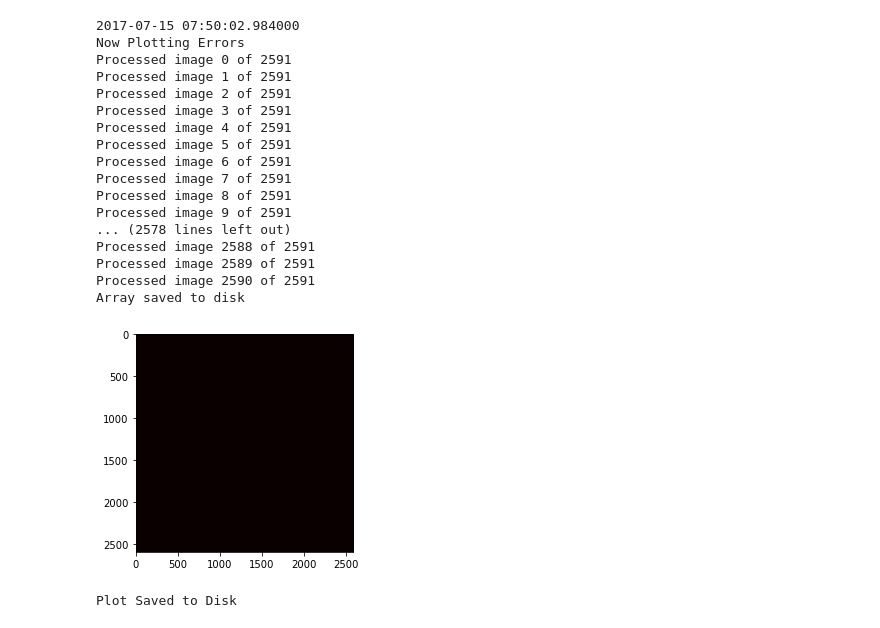
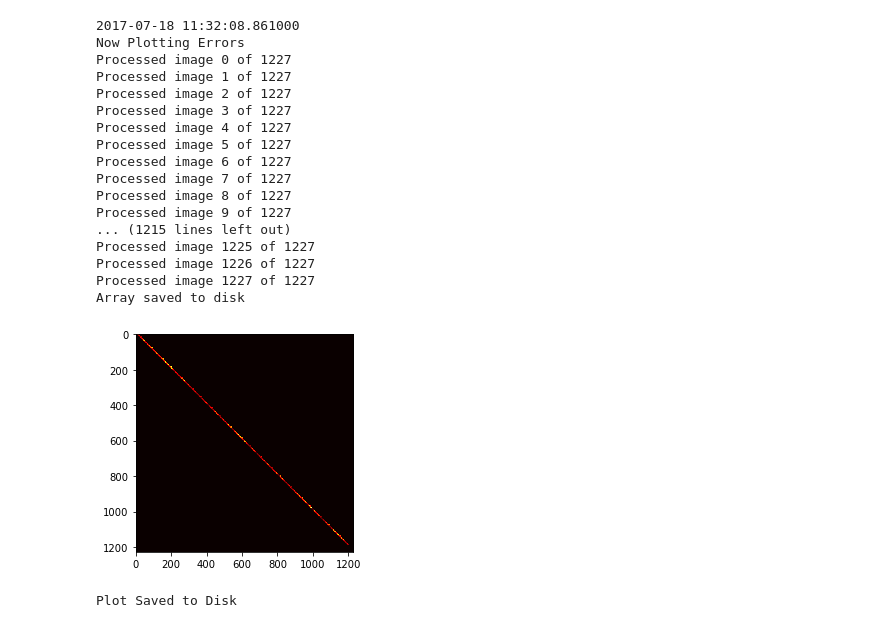
Before and after one commit to awb1015/Dissertation, a Jupyter notebook: Error Plotting.ipynb, the cells around one changed output. Drawn from its saved outputs; the diff is of its cells as text; code cells hidden in the pictures.

```diff
--- a/Error Plotting.ipynb
+++ b/Error Plotting.ipynb
@@ -46,50 +46,50 @@ def plotErrorDict(frameCount, extraDiag):
         #Add Entries to Dictionary, only add a single entry when i>1
         if(i>0):
             imagedict["{0}".format(i+extraDiag+1)]= cv2.imread("frame%0*d.png" %(4,i+extraDiag+1))
         else:
             for j in range(i, extraDiag+2):
                 imagedict["{0}".format(j)]= cv2.imread("frame%0*d.png" %(4,j))
         #Then Compare
         for k in range(i+1, i+extraDiag+2):
             if(imagedict["%d" %(k)] is None):
                 continue
             if(i<frameCount and k<frameCount):
-                errors[i,k] = ims.dssimCompare(imagedict["%d" %(i)],imagedict["%d" %(k)])
+                errors[i,k] = ims.mse(imagedict["%d" %(i)],imagedict["%d" %(k)])
         #Then delete as needed, we'll delete the earliest created entry
         del imagedict["%d" %(i)]
-        print ("Processed image %d of %d" %(i, frameCount))
+        print ("Processed image %d of %d" %(i, frameCount-1))
     np.savetxt('array.txt', errors)
     print "Array saved to disk"
     #Now plot and we need a way to save our plot
     plt.imshow(errors, cmap='hot', interpolation='nearest')
     plt.show()
     plt.savefig("errorplot.png")
     print "Plot Saved to Disk"
 
 #Main Function
 #By this unscientific timing the first algo takes 24 seconds and the dictionary based approach is 16 seconds. So roughly 33% quicker
 #Repeated with dSSIM we have 7min 6sec and 6min 42 sec. Likely due to the fact that the increase is due to dSSIM being more costly
 #int datetime.datetime.utcnow()
 #plotError(165, 6)
 print datetime.datetime.utcnow()
-plotErrorDict(2591, 4)
+plotErrorDict(1228, 15)
 # %% [output]
-2017-07-15 07:50:02.984000
+2017-07-18 11:32:08.861000
 Now Plotting Errors
-Processed image 0 of 2591
-Processed image 1 of 2591
-Processed image 2 of 2591
-Processed image 3 of 2591
-Processed image 4 of 2591
-Processed image 5 of 2591
-Processed image 6 of 2591
-Processed image 7 of 2591
-Processed image 8 of 2591
-Processed image 9 of 2591
-... (2578 lines left out)
-Processed image 2588 of 2591
-Processed image 2589 of 2591
-Processed image 2590 of 2591
+Processed image 0 of 1227
+Processed image 1 of 1227
+Processed image 2 of 1227
+Processed image 3 of 1227
+Processed image 4 of 1227
+Processed image 5 of 1227
+Processed image 6 of 1227
+Processed image 7 of 1227
+Processed image 8 of 1227
+Processed image 9 of 1227
+... (1215 lines left out)
+Processed image 1225 of 1227
+Processed image 1226 of 1227
+Processed image 1227 of 1227
 Array saved to disk
-[figure, old version]
+[figure, new version]
 Plot Saved to Disk
```
Also changed, not shown: 2 other files.
